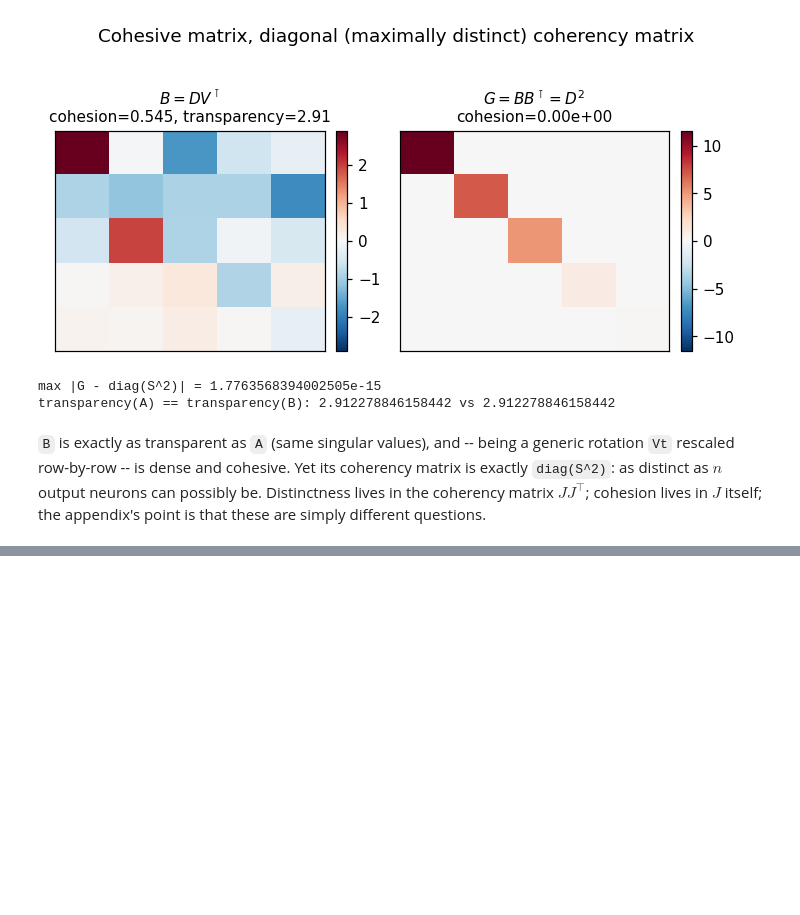
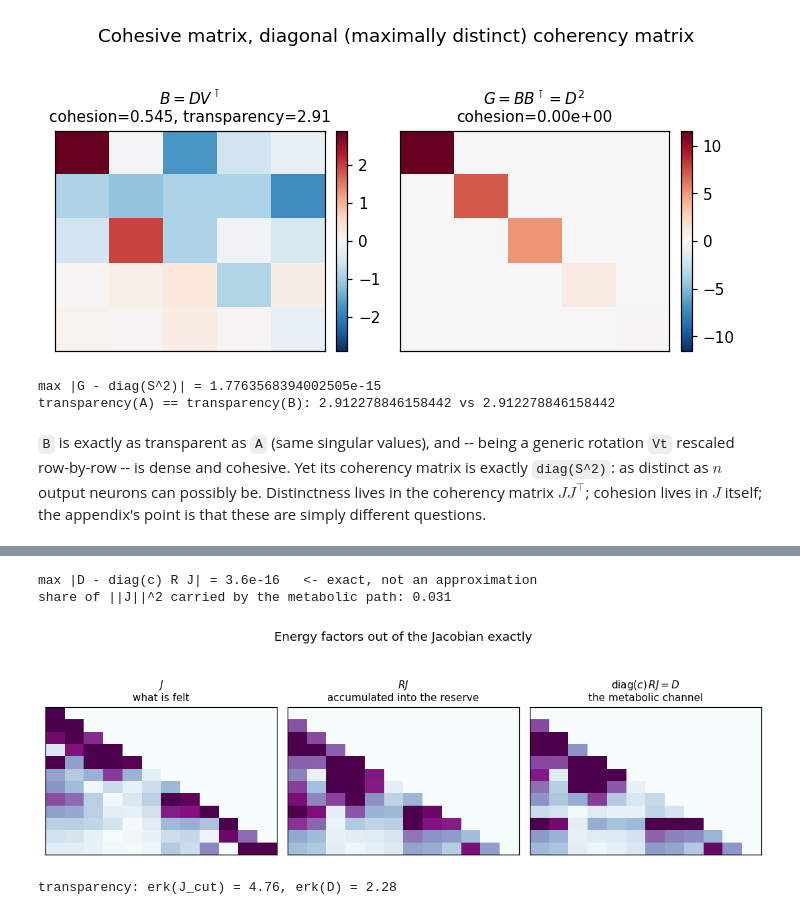
Before and after one commit to dbalduzzi/gradland, a Jupyter notebook: code/gradland.ipynb, the cells around one changed output, grey strips where cells are left out. Drawn from its saved outputs; the diff is of its cells as text; code cells hidden in the pictures; blank space fills up the shorter version.

Commit message:
added example for Metabolic Fire to gradland.ipynb

```diff
--- a/code/gradland.ipynb
+++ b/code/gradland.ipynb
@@ -710,0 +825,33 @@ transparency(A) == transparency(B): 2.912278846158442 vs 2.912278846158442
+# %%
+# Question 1: is D = diag(c) R J exact? And what does each factor do to the
+# picture? One net, one feed strength; matrices shown as |entry| / mean|entry|,
+# so the comparison is about shape rather than scale.
+W0 = build_net(11)
+xs0 = torch.randn(Tm, generator=torch.Generator().manual_seed(100))
+J_met, J_cut, D, R, c, E = pieces(W0, xs0, gamma=0.28)
+RJ = R @ J_met
+
+print(f"max |D - diag(c) R J| = {(D - torch.diag(c) @ RJ).abs().max().item():.1e}"
+      "   <- exact, not an approximation")
+print(f"share of ||J||^2 carried by the metabolic path: "
+      f"{(D.norm() ** 2 / J_met.norm() ** 2).item():.3f}")
+
+fig, axes = plt.subplots(1, 3, figsize=(10, 3))
+for ax, X, ttl, note in zip(
+        axes, (J_met, RJ, D),
+        (r"$J$", r"$RJ$", r"$\mathrm{diag}(c)\,RJ=D$"),
+        ("what is felt", "accumulated into the reserve", "the metabolic channel")):
+    A = X.abs().numpy()
+    A = np.minimum(A / max(A.mean(), 1e-30), 3.0)   # scale-free, clipped for contrast
+    heat(ax, A, f"{ttl}\n{note}", cmap="BuPu", symmetric=False, cbar=False)
+fig.suptitle("Energy factors out of the Jacobian exactly", y=1.06)
+fig.tight_layout()
+plt.show()
+
+print(f"transparency: erk(J_cut) = {transparency(J_cut).item():.2f}, "
+      f"erk(D) = {transparency(D).item():.2f}")
+# %% [output]
+max |D - diag(c) R J| = 3.6e-16   <- exact, not an approximation
+share of ||J||^2 carried by the metabolic path: 0.031
+[figure, added]
+transparency: erk(J_cut) = 4.76, erk(D) = 2.28
```
Also changed, not shown: parts of 9 cells of this notebook, 1 other file.
